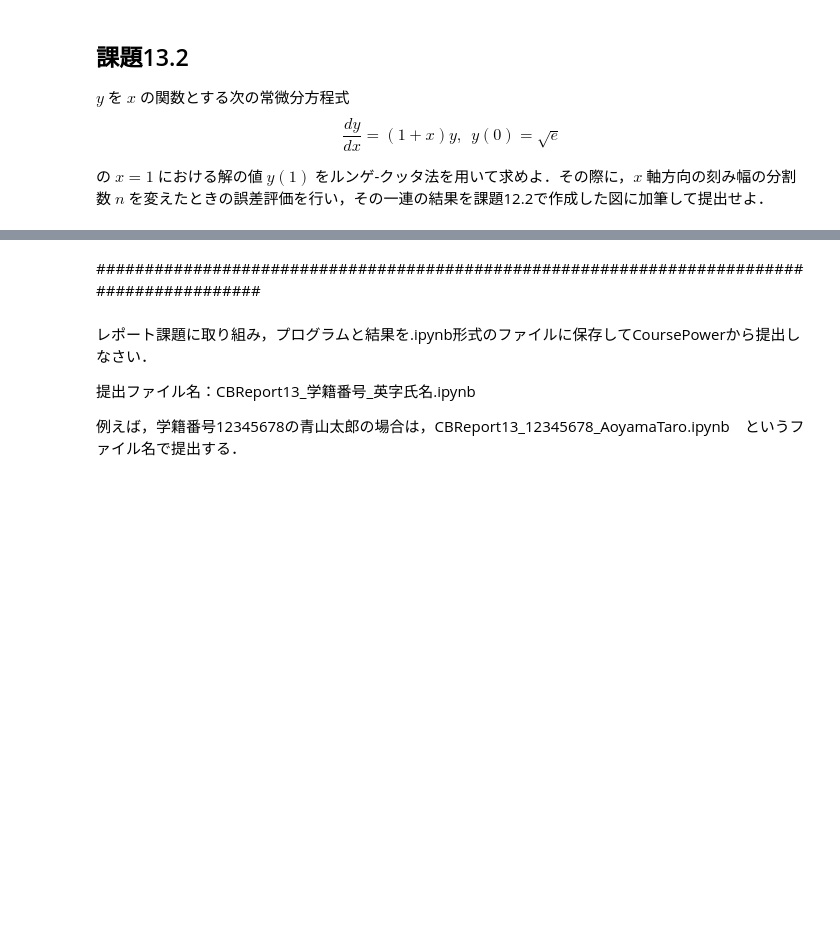
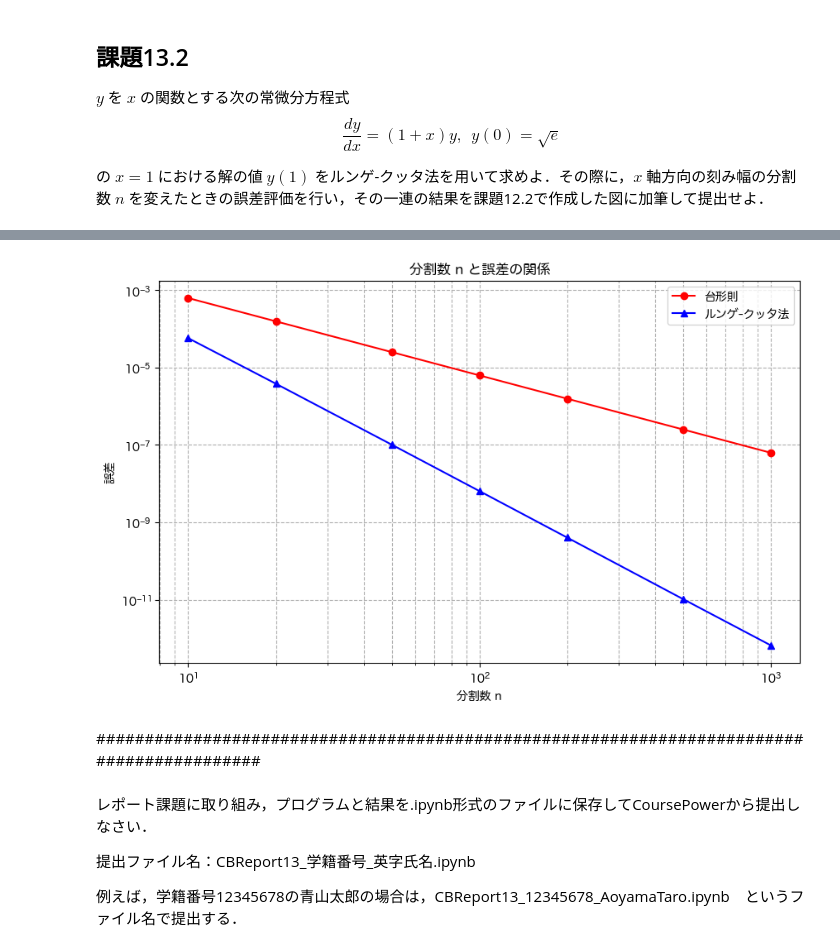
Before and after one commit to Haruki1090/CompBasicsLabs, a Jupyter notebook: CBReport13_15A22014_InoueHaruki.ipynb, the cells around one changed output, grey strips where cells are left out. Drawn from its saved outputs; the diff is of its cells as text; code cells hidden in the pictures; blank space fills up the shorter version.

```diff
--- a/CBReport13_15A22014_InoueHaruki.ipynb
+++ b/CBReport13_15A22014_InoueHaruki.ipynb
@@ -30,3 +157,77 @@ $$
+# %%
+import numpy as np
+import matplotlib.pyplot as plt
+from matplotlib import rcParams
+
+# 日本語フォントを設定
+rcParams['font.family'] = 'Hiragino Maru Gothic Pro'
+
+# 与えられた微分方程式 dy/dx = (1+x)y
+def dydx(x, y):
+    return (1 + x) * y
+
+# 初期条件
+x0 = 0
+y0 = np.sqrt(np.e)
+x_end = 1
+
+# ルンゲ-クッタ法による解の計算
+def runge_kutta(x0, y0, x_end, n):
+    h = (x_end - x0) / n
+    x = x0
+    y = y0
+    for i in range(n):
+        k1 = h * dydx(x, y)
+        k2 = h * dydx(x + 0.5 * h, y + 0.5 * k1)
+        k3 = h * dydx(x + 0.5 * h, y + 0.5 * k2)
+        k4 = h * dydx(x + h, y + k3)
+        y += (k1 + 2 * k2 + 2 * k3 + k4) / 6
+        x += h
+    return y
+
+# 台形法による積分の誤差計算
+def trapezoidal_rule(n):
+    h = 1 / n
+    integral = 0.5 * (1 / (1 + 0) + 1 / (1 + 1))
+    for k in range(1, n):
+        integral += 1 / (1 + k * h)
+    integral *= h
+    return integral
+
+# 理論解を計算
+def exact_solution(x):
+    return np.sqrt(np.e) * np.exp(x + 0.5 * x**2)
+
+# 分割数 n のリスト
+n_values = [10, 20, 50, 100, 200, 500, 1000]
+
+# 誤差評価
+errors_rk = []
+errors_trap = []
+
+for n in n_values:
+    y_rk = runge_kutta(x0, y0, x_end, n)
+    y_exact = exact_solution(x_end)
+
+    error_rk = abs(y_rk - y_exact)
+    errors_rk.append(error_rk)
+
+    integral_trap = trapezoidal_rule(n)
+    error_trap = abs(integral_trap - np.log(2))
+    errors_trap.append(error_trap)
+
+# 誤差のプロット
+plt.figure(figsize=(10, 6))
+plt.loglog(n_values, errors_trap, marker='o', linestyle='-', color='r', label='台形則')
+plt.loglog(n_values, errors_rk, marker='^', linestyle='-', color='b', label='ルンゲ-クッタ法')
+plt.xlabel('分割数 n')
+plt.ylabel('誤差')
+plt.title('分割数 n と誤差の関係')
+plt.legend()
+plt.grid(True, which="both", ls="--")
+plt.show()
+# %% [output]
+[figure, added]
 # %% [markdown]
 ##########################################################################################
 # %% [markdown]
```
Also changed, not shown: parts of 4 cells of this notebook.
